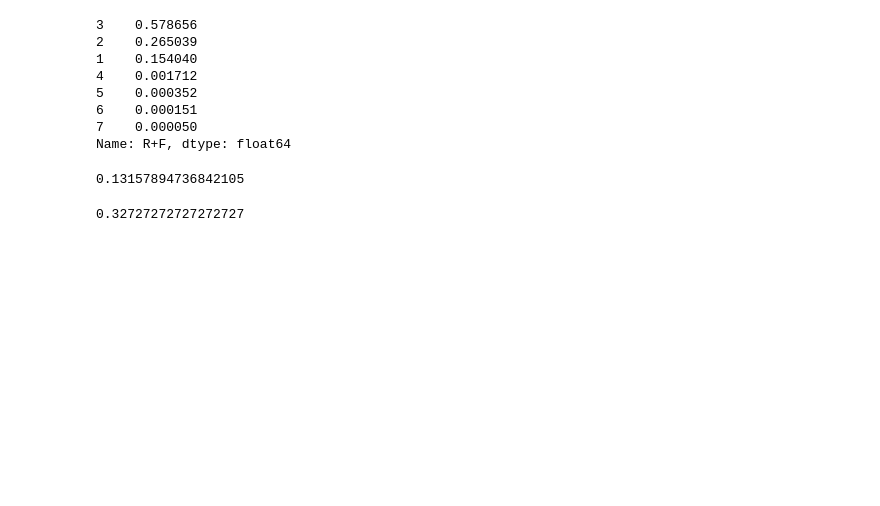
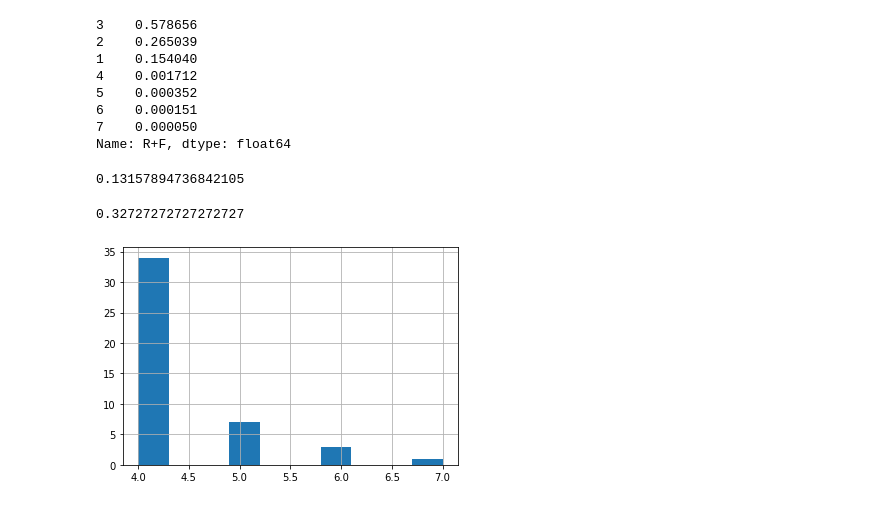
Before and after one commit to paxton615/Alibaba_UserBehavior_Analysis, a Jupyter notebook: drafts/AUBA_图表测试.ipynb, the cells around one changed output. Drawn from its saved outputs; the diff is of its cells as text; code cells hidden in the pictures; blank space fills up the shorter version.

```diff
--- a/drafts/AUBA_图表测试.ipynb
+++ b/drafts/AUBA_图表测试.ipynb
@@ -1109,3 +1109,7 @@ Name: R+F, dtype: float64
 7.2/22
 # %% [output]
 0.32727272727272727
+# %%
+rmf[rmf['R+F']>3]['R+F'].hist();
+# %% [output]
+[figure, added]
```
Also changed, not shown: parts of 1 cell of this notebook, 1 other file.
